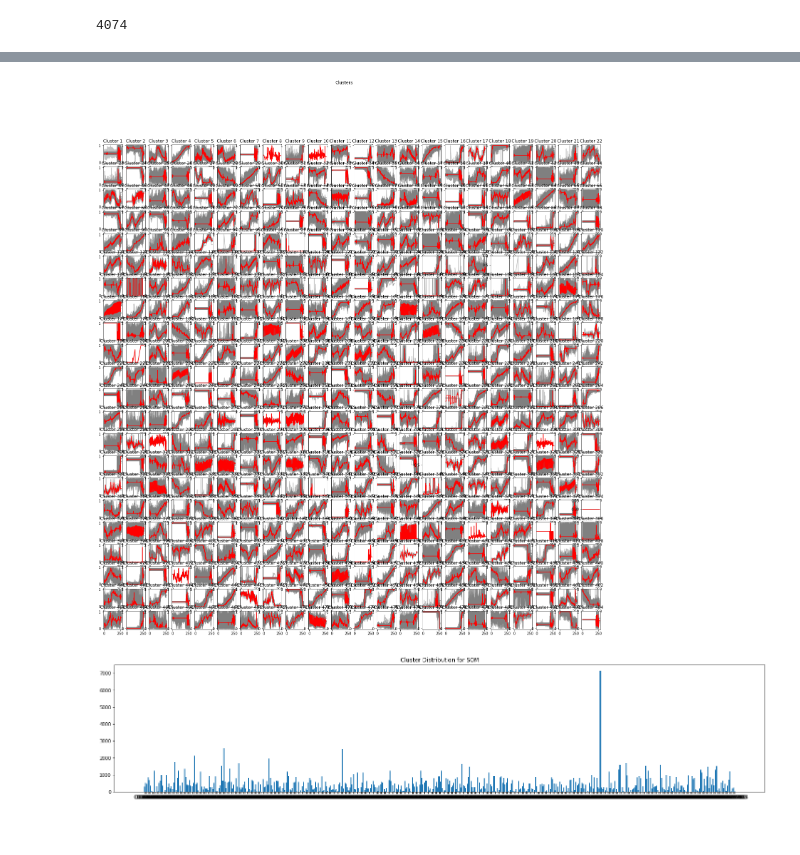
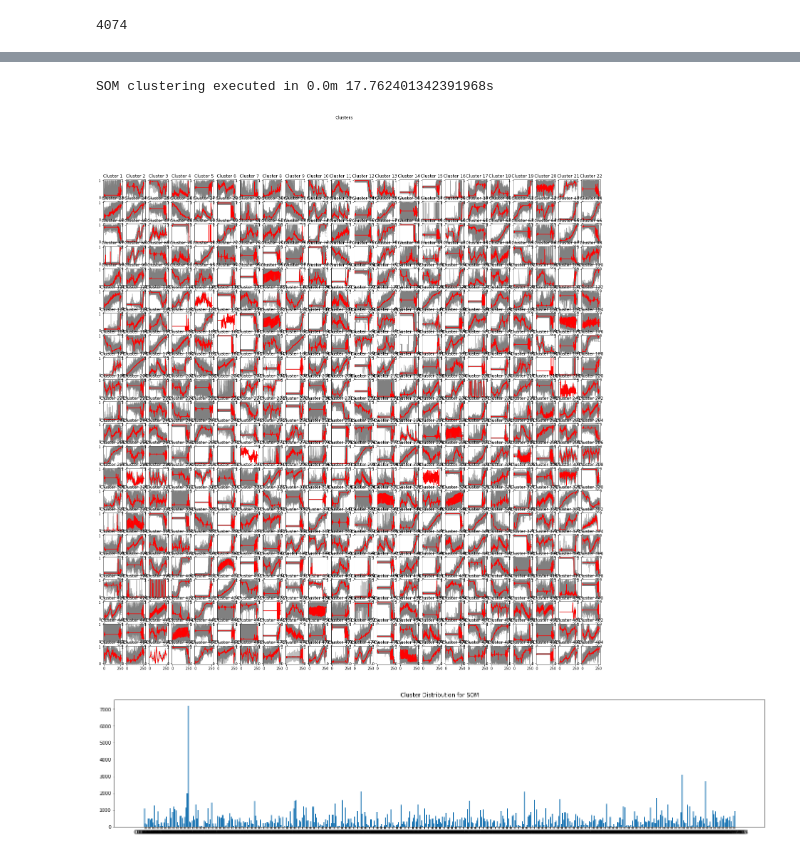
Before and after one commit to yForecasting/LeadingIndicatorIntelligence, a Jupyter notebook: analysis.ipynb, the cells around one changed output, grey strips where cells are left out. Cells and saved outputs as stored; diff of their text form; code cells hidden in the pictures.

Commit message:
ran new analysis with times

```diff
--- a/analysis.ipynb
+++ b/analysis.ipynb
@@ -27,7 +28,7 @@ num
 # %% [output]
 4074
 # %%
-#csv = csv.drop("Unnamed: 0", axis=1)
+csv = csv.drop("Unnamed: 0", axis=1)
 
 
 def nan_counter(list_of_series):
@@ -60,6 +51,7 @@ csv = MinMaxScaler().fit_transform(csv)
 som_x = som_y = math.ceil(math.sqrt(math.sqrt(len(csv))))
 csv = np.transpose(csv)
 # %%
+since = time.time()
 som_x = som_y = math.ceil(math.sqrt(math.sqrt(len(csv))))
 # I didn't see its significance but to make the map square,
 # I calculated square root of map size which is
@@ -70,27 +62,36 @@ som = MiniSom(som_x, som_y,len(csv[0]), sigma=0.3, learning_rate = 0.1)
 
 som.random_weights_init(csv)
 som.train(csv, 50000)
+time_elapsed = time.time() - since
+print(f"SOM clustering executed in {time_elapsed // 60}m {time_elapsed % 60}s ")
+# %% [output]
+SOM clustering executed in 0.0m 17.762401342391968s
 # %%
-
+win_map = som.win_map(csv)
+red = []
 def plot_som_series_dba_center(som_x, som_y, win_map):
     fig, axs = plt.subplots(som_x, som_y, figsize=(25, 25))
     fig.suptitle('Clusters')
     for x in range(som_x):
         for y in range(som_y):
             cluster = (x, y)
             if cluster in win_map.keys():
                 for series in win_map[cluster]:
                     axs[cluster].plot(series, c="gray", alpha=0.5)
+
                 axs[cluster].plot(dtw_barycenter_averaging(np.vstack(win_map[cluster])), c="red")  # I changed this part
+
+                red.append(pd.DataFrame(dtw_barycenter_averaging(np.vstack(win_map[cluster])), columns=[f"Cluster {x * som_y + y + 1}"]))
             cluster_number = x * som_y + y + 1
             axs[cluster].set_title(f"Cluster {cluster_number}")
 
     plt.show()
 
-win_map = som.win_map(csv)
 plot_som_series_dba_center(som_x, som_y, win_map)
+df = pd.concat(red, axis=1)
+df.to_csv("SOM_clustering.csv")
 # %% [output]
-[figure, old version]
+[figure, new version]
 # %%
 cluster_c = []
 cluster_n = []
@@ -109,7 +110,7 @@ plt.title("Cluster Distribution for SOM")
 plt.bar(cluster_n,cluster_c)
 plt.show()
 # %% [output]
-[figure, old version]
+[figure, new version]
 # %%
 cluster_map = []
 i = 0
```
Also changed, not shown: parts of 13 cells of this notebook.
